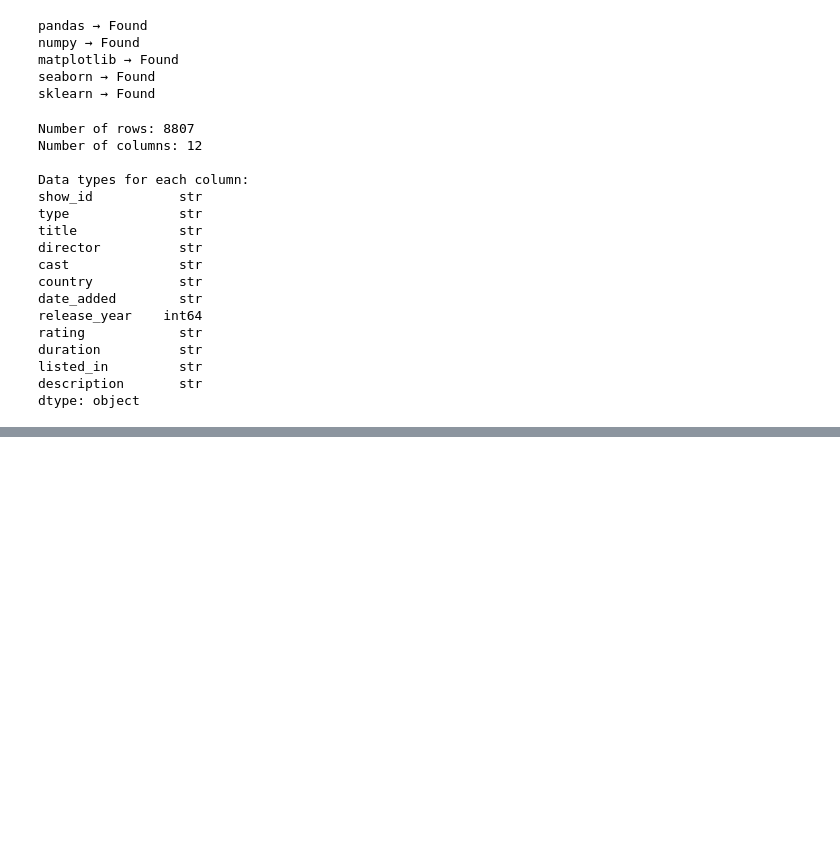
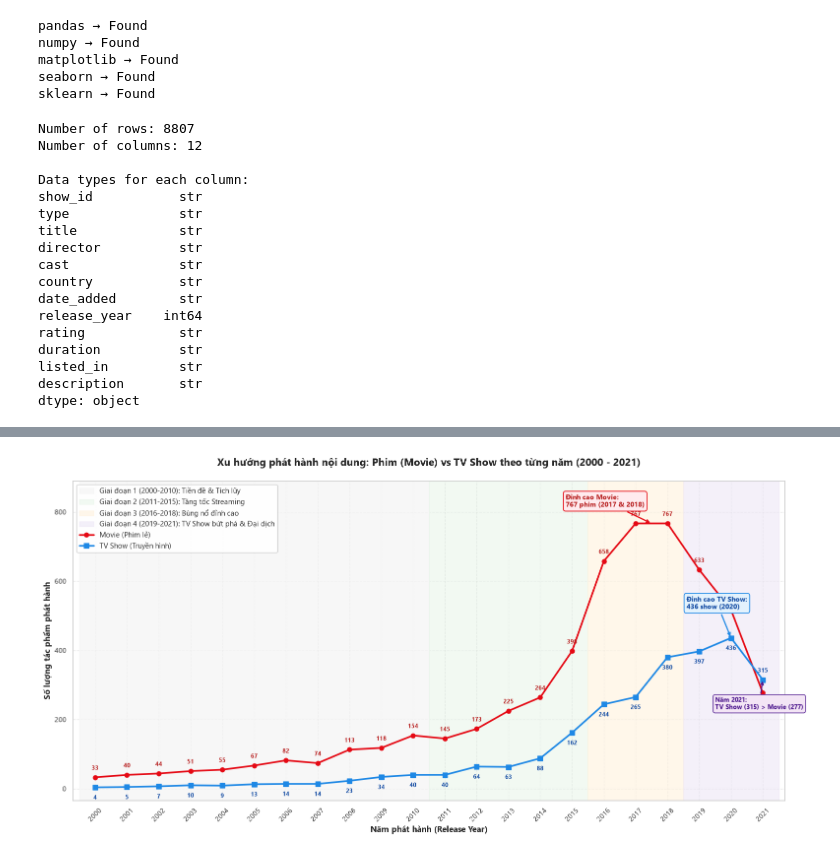
Before and after one commit to NguyenThienLuan-lang/module_4, a Jupyter notebook: Untitled.ipynb, the cells around one changed output, grey strips where cells are left out. Drawn from its saved outputs; the diff is of its cells as text; code cells hidden in the pictures; blank space fills up the shorter version.

Commit message:
Cap nhat Untitled.ipynb: Hoan thien truc quan hoa du lieu EDA, bieu do Donut loi, xu huong cac giai doan va phan tich do tuoi

```diff
--- a/Untitled.ipynb
+++ b/Untitled.ipynb
@@ -85,0 +281,66 @@ release_year    int64
+# %%
+# 6.3 Xu hướng phát hành nội dung theo năm: Phim (Movie) vs TV Show (Giai đoạn 2000 - 2021)
+# Biểu diễn chuẩn xác số liệu từng năm và phân chia các giai đoạn phát triển rõ ràng
+df_recent = df_cleaned[df_cleaned['release_year'] >= 2000]
+trend_data = df_recent.groupby(['release_year', 'type']).size().unstack(fill_value=0)
+
+fig, ax = plt.subplots(figsize=(16, 8))
+
+# Tô màu phân chia 4 giai đoạn phát triển rõ rệt của Netflix
+ax.axvspan(1999.5, 2010.5, color='#F5F5F5', alpha=0.7, label='Giai đoạn 1 (2000-2010): Tiền đề & Tích lũy')
+ax.axvspan(2010.5, 2015.5, color='#E8F5E9', alpha=0.55, label='Giai đoạn 2 (2011-2015): Tăng tốc Streaming')
+ax.axvspan(2015.5, 2018.5, color='#FFF3E0', alpha=0.65, label='Giai đoạn 3 (2016-2018): Bùng nổ đỉnh cao')
+ax.axvspan(2018.5, 2021.5, color='#EDE7F6', alpha=0.6, label='Giai đoạn 4 (2019-2021): TV Show bứt phá & Đại dịch')
+
+# Vẽ 2 đường xu hướng với điểm đánh dấu rõ ràng
+line_movie = ax.plot(trend_data.index, trend_data['Movie'], marker='o', markersize=6.5, color='#E50914', linewidth=2.5, label='Movie (Phim lẻ)', zorder=4)
+line_tv = ax.plot(trend_data.index, trend_data['TV Show'], marker='s', markersize=6.5, color='#1E88E5', linewidth=2.5, label='TV Show (Truyền hình)', zorder=4)
+
+# Hiển thị số liệu chuẩn xác tại TỪNG NĂM cho cả Movie và TV Show
+for yr in trend_data.index:
+    m = trend_data.loc[yr, 'Movie']
+    t = trend_data.loc[yr, 'TV Show']
+
+    if m >= t:
+        # Movie nằm trên, TV Show nằm dưới
+        ax.text(yr, m + 18, f'{m}', ha='center', va='bottom', fontsize=8.5, fontweight='bold', color='#B71C1C', zorder=5)
+        ax.text(yr, t - 22, f'{t}', ha='center', va='top', fontsize=8.5, fontweight='bold', color='#0D47A1', zorder=5)
+    else:
+        # TV Show nằm trên (như năm 2021), Movie nằm dưới
+        ax.text(yr, t + 18, f'{t}', ha='center', va='bottom', fontsize=8.5, fontweight='bold', color='#0D47A1', zorder=5)
+        ax.text(yr, m - 22, f'{m}', ha='center', va='top', fontsize=8.5, fontweight='bold', color='#B71C1C', zorder=5)
+
+# Gắn nhãn các mốc phát triển quan trọng (Milestones)
+ax.annotate('Đỉnh cao Movie:\n767 phim (2017 & 2018)', xy=(2017.5, 767), xytext=(2014.8, 815),
+            arrowprops=dict(arrowstyle='->', color='#E50914', lw=1.8),
+            fontsize=10, fontweight='bold', color='#B71C1C',
+            bbox=dict(boxstyle='round,pad=0.35', facecolor='#FFEBEE', edgecolor='#E50914', lw=1.2), zorder=6)
+
+ax.annotate('Đỉnh cao TV Show:\n436 show (2020)', xy=(2020, 436), xytext=(2018.6, 520),
+            arrowprops=dict(arrowstyle='->', color='#1E88E5', lw=1.8),
+            fontsize=10, fontweight='bold', color='#0D47A1',
+            bbox=dict(boxstyle='round,pad=0.35', facecolor='#E3F2FD', edgecolor='#1E88E5', lw=1.2), zorder=6)
+
+ax.annotate('Năm 2021:\nTV Show (315) > Movie (277)', xy=(2021, 315), xytext=(2019.5, 230),
+            arrowprops=dict(arrowstyle='->', color='#4A148C', lw=1.6),
+            fontsize=9.5, fontweight='bold', color='#4A148C',
+            bbox=dict(boxstyle='round,pad=0.3', facecolor='#F3E5F5', edgecolor='#4A148C', lw=1), zorder=6)
+
+ax.set_ylim(-35, 890)
+ax.set_xlim(1999.3, 2021.7)
+ax.set_xticks(trend_data.index)
+ax.tick_params(axis='x', rotation=45, labelsize=10)
+ax.tick_params(axis='y', labelsize=10)
+
+ax.set_title("Xu hướng phát hành nội dung: Phim (Movie) vs TV Show theo từng năm (2000 - 2021)", fontsize=15, fontweight='bold', pad=22)
+ax.set_xlabel("Năm phát hành (Release Year)", fontsize=12, fontweight='bold')
+ax.set_ylabel("Số lượng tác phẩm phát hành", fontsize=12, fontweight='bold')
+ax.grid(True, linestyle='--', alpha=0.5)
+
+# Bảng chú thích (Legend)
+ax.legend(loc='upper left', fontsize=10.5, framealpha=0.92, facecolor='#ffffff', edgecolor='#cccccc')
+
+plt.tight_layout()
+plt.show()
+# %% [output]
+[figure, added]
```
Also changed, not shown: parts of 18 cells of this notebook.
